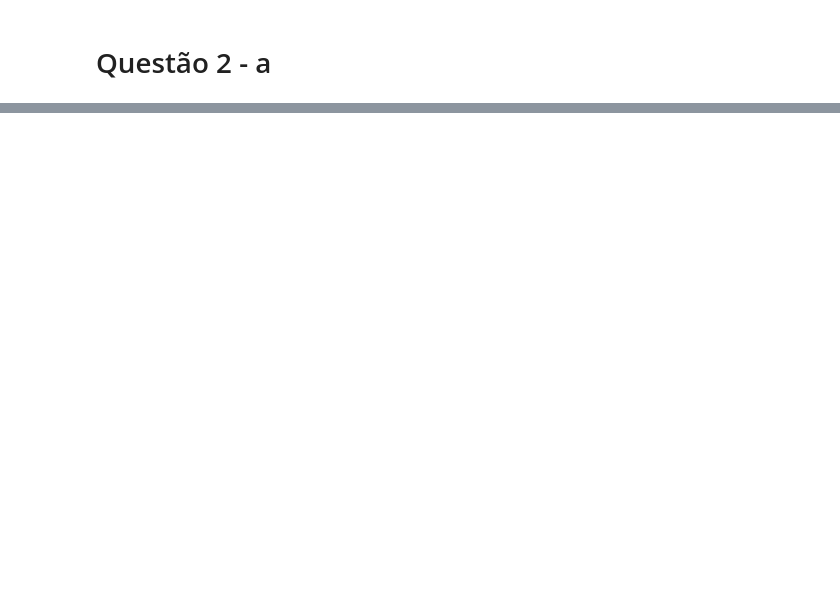
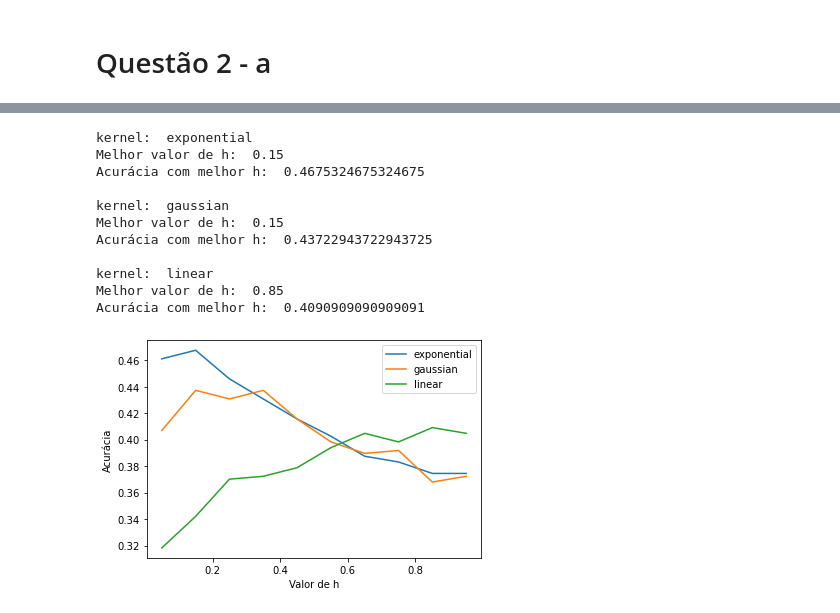
Before and after one commit to maurofalc/projeto_final_am, a Jupyter notebook: q2a.ipynb, the cells around one changed output, grey strips where cells are left out. Cells and saved outputs as stored; diff of their text form; code cells hidden in the pictures; blank space fills up the shorter version.

```diff
--- a/q2a.ipynb
+++ b/q2a.ipynb
@@ -147,0 +187,42 @@ ValueError: could not convert string to float: 'BRICKFACE'
+# %%
+X1_train, X1_test, Y1_train, Y1_test = train_test_split(X1, Y, train_size=0.8, random_state=999)
+X2_train, X2_test, Y2_train, Y2_test = train_test_split(X2, Y, train_size=0.8, random_state=999)
+X3_train, X3_test, Y3_train, Y3_test = train_test_split(X3, Y, train_size=0.8, random_state=999)
+
+hs = [0.05, 0.15, 0.25, 0.35, 0.45, 0.55, 0.65, 0.75, 0.85, 0.95]
+kernels = ['exponential', 'gaussian', 'linear']
+# %%
+for kernel in kernels:
+  acc = []
+  print("kernel: ", kernel)
+  for h in hs:
+    jp = BayesianParzenWindowClassifier()
+    jp.fit(X1_train, Y1_train, h, kernel)
+
+    Y_pred, dict_predicoes = realizar_predicoes(jp, X1_test, Y1_test)
+
+    accuracy = accuracy_score(Y1_test, Y_pred)
+    acc.append(accuracy)
+
+  melhor_h = hs[acc.index(max(acc))]
+  print("Melhor valor de h: ", melhor_h)
+  print("Acurácia com melhor h: ", max(acc), "\n")
+
+  plt.plot(hs, acc, label=kernel)
+  plt.xlabel('Valor de h')
+  plt.ylabel('Acurácia')
+plt.legend()
+plt.show()
+# %% [output]
+kernel:  exponential
+Melhor valor de h:  0.15
+Acurácia com melhor h:  0.4675324675324675
+
+kernel:  gaussian
+Melhor valor de h:  0.15
+Acurácia com melhor h:  0.43722943722943725
+
+kernel:  linear
+Melhor valor de h:  0.85
+Acurácia com melhor h:  0.4090909090909091
+[figure, added]
```
Also changed, not shown: parts of 75 cells of this notebook, 2 other files.
